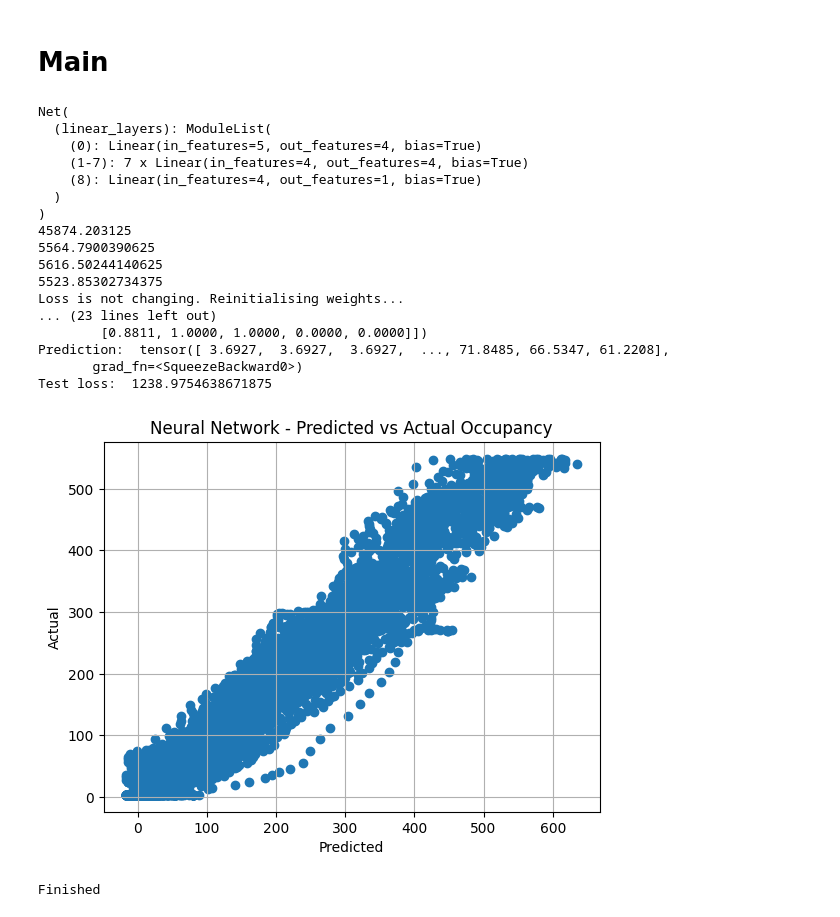
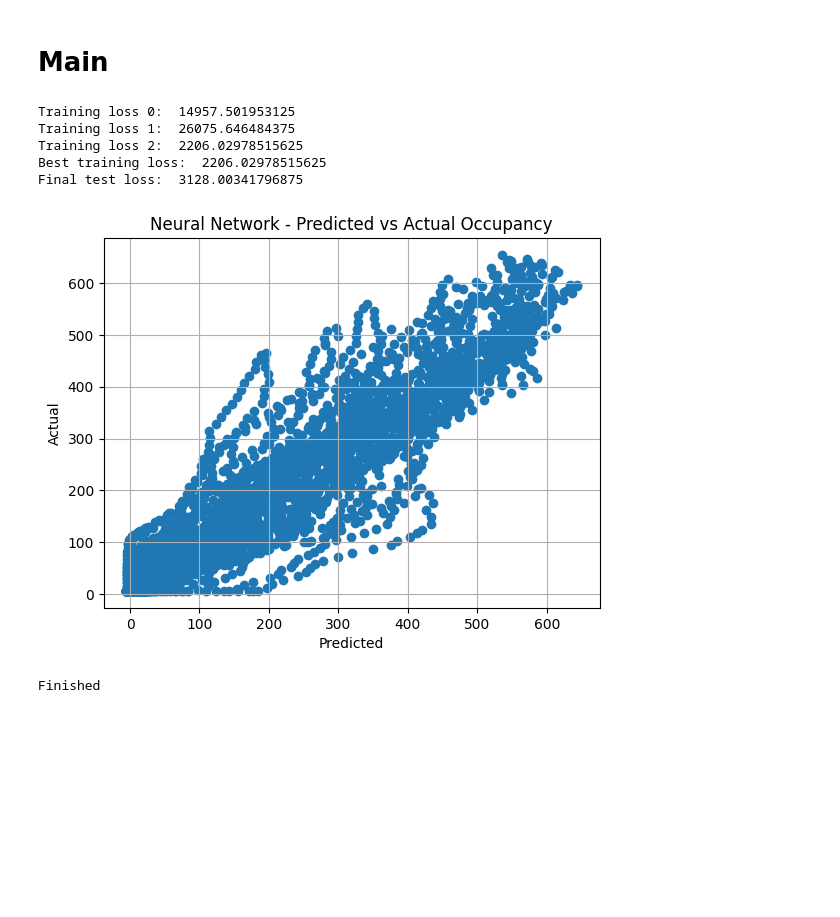
Before and after one commit to khigashinosg/IndividualProject, a Jupyter notebook: GitHub Code/Machine Learning Code (Predictive)/NN Additional Exploration/NeuralNetwork.ipynb, the cells around one changed output. Saved outputs shown, nothing was run; the diff lists cells and outputs as text; code cells hidden in the pictures; blank space fills up the shorter version.

Commit message:
Looped training in NN to select best trained model

```diff
--- a/GitHub Code/Machine Learning Code (Predictive)/NN Additional Exploration/NeuralNetwork.ipynb
+++ b/GitHub Code/Machine Learning Code (Predictive)/NN Additional Exploration/NeuralNetwork.ipynb
@@ -66,7 +109,7 @@ ModuleNotFoundError: No module named 'Functions'
 # Train the network
 def train_net(model, x_train, y_train, optimiser = 'Adam', lr = 0.2, loss_func = 'MSE', steps = 1000):
 
-    print(model)  # net architecture
+    # print(model)  # net architecture
 
     # Define optimizer and loss function
     if optimiser == 'Adam':
@@ -87,13 +130,13 @@ def train_net(model, x_train, y_train, optimiser = 'Adam', lr = 0.2, loss_func =
 
         new_loss = loss_func(prediction.squeeze(), y_train) # compute loss
 
-        if current_step % (steps//5) == 0: # print loss every 20% of training
-            print(new_loss.item())
+        # if current_step % (steps//5) == 0: # print loss every 20% of training
+        #     print(new_loss.item())
 
         if old_loss == new_loss: # stop training and reinitialise weights if loss is not changing
 
-            print('Loss is not changing. Reinitialising weights...')
-            print(f'Final loss: {new_loss.item()}', f'Final step: {current_step}')
+            # print('Loss is not changing. Reinitialising weights...')
+            # print(f'Final loss: {new_loss.item()}', f'Final step: {current_step}')
 
             model.initialise_weights()
             current_step = 0 # reset training process
@@ -107,7 +150,7 @@ def train_net(model, x_train, y_train, optimiser = 'Adam', lr = 0.2, loss_func =
 
         current_step += 1 # update step
 
-    print(f'Optimser: {optimiser}', f'learning rate: {lr}', f'Loss function: {loss_func}')
+    # print(f'Optimser: {optimiser}', f'learning rate: {lr}', f'Loss function: {loss_func}')
 
     return model, new_loss
 # %% [markdown]
@@ -123,58 +166,54 @@ if __name__ == '__main__':
 
     # Preprocess data
     t1_data = preprocess_data(t1_data)
     t2_data = preprocess_data(t2_data)
 
     # Split data into training and testing sets
-    #x_train, x_test, y_train, y_test = train_test_split(t1_data, train_end=(11,11))
-    x_train, x_test, y_train, y_test = t1_train_t2_test(t1_data, t2_data)
+    x_train, x_test, y_train, y_test = train_test_split(t1_data, train_end=(11,11))
+    # x_train, x_test, y_train, y_test = t1_train_t2_test(t1_data, t2_data)
 
 
     # Train the network
-    model, loss = train_net(model, x_train, y_train, optimiser='Adam', lr=0.1, loss_func='MSE', steps=2000)
-    print('Final train loss: ', loss.item())
+    best_loss = float('inf') # initialise best loss
+    best_model = Net() # initialise best model
+
+    for train_iteration in range(3): # train the network x times and select the best model
+        model, loss = train_net(model, x_train, y_train, optimiser='Adam', lr=0.1, loss_func='MSE', steps=2000)
+        print(f'Training loss {train_iteration}: ', loss.item())
+
+        if loss.item() < best_loss:
+            best_loss = loss.item()
+            best_model.load_state_dict(model.state_dict())
+
+    print('Best training loss: ', best_loss)
 
     # Predict the target variable on the testing data
-    model.eval()
-    print('Testing data: ', x_test)
-    prediction = model(x_test)
-    print('Prediction: ', prediction.squeeze())
+    best_model.eval()
+    prediction = best_model(x_test)
 
     # Compute the loss on the testing data
     loss = nn.MSELoss()
     test_loss = loss(prediction.squeeze(), y_test)
-    print('Test loss: ', test_loss.item())
+    print('Final test loss: ', test_loss.item())
 
     # Plot the results
     prediction = prediction.detach().numpy()
     y_test = y_test.detach().numpy()
     plt.scatter(y_test, prediction)
     plt.title('Neural Network - Predicted vs Actual Occupancy')
     plt.xlabel('Predicted')
     plt.ylabel('Actual')
     plt.grid()
     plt.show()
 
 
 
     print('Finished')
 # %% [output]
-Net(
-  (linear_layers): ModuleList(
-    (0): Linear(in_features=5, out_features=4, bias=True)
-    (1-7): 7 x Linear(in_features=4, out_features=4, bias=True)
-    (8): Linear(in_features=4, out_features=1, bias=True)
-  )
-)
-45874.203125
-5564.7900390625
-5616.50244140625
-5523.85302734375
-Loss is not changing. Reinitialising weights...
-... (23 lines left out)
-        [0.8811, 1.0000, 1.0000, 0.0000, 0.0000]])
-Prediction:  tensor([ 3.6927,  3.6927,  3.6927,  ..., 71.8485, 66.5347, 61.2208],
-       grad_fn=<SqueezeBackward0>)
-Test loss:  1238.9754638671875
+Training loss 0:  14957.501953125
+Training loss 1:  26075.646484375
+Training loss 2:  2206.02978515625
+Best training loss:  2206.02978515625
+Final test loss:  3128.00341796875
-[figure, old version]
+[figure, new version]
 Finished
```
Also changed, not shown: parts of 2 cells of this notebook, 2 other files.
